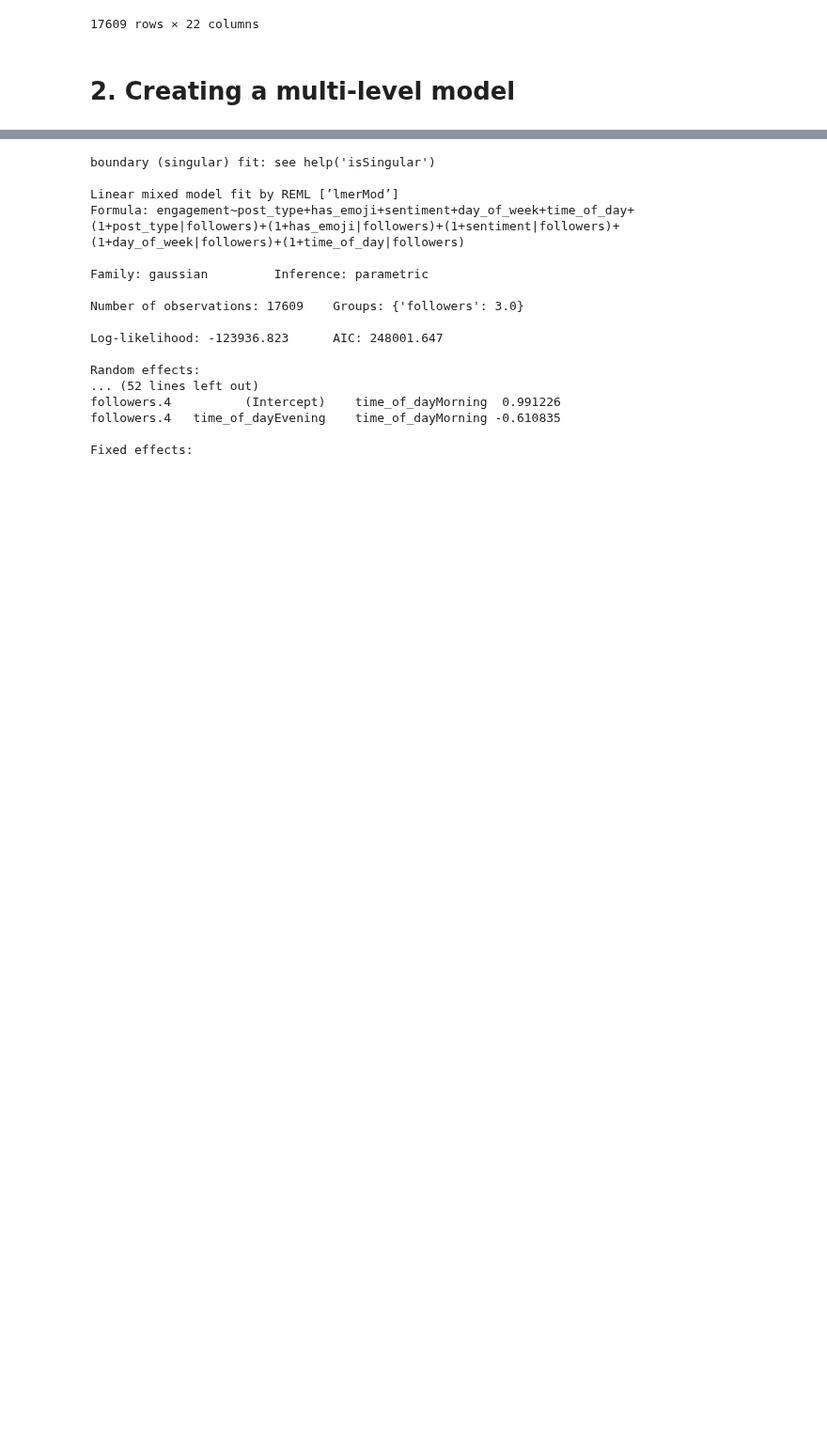
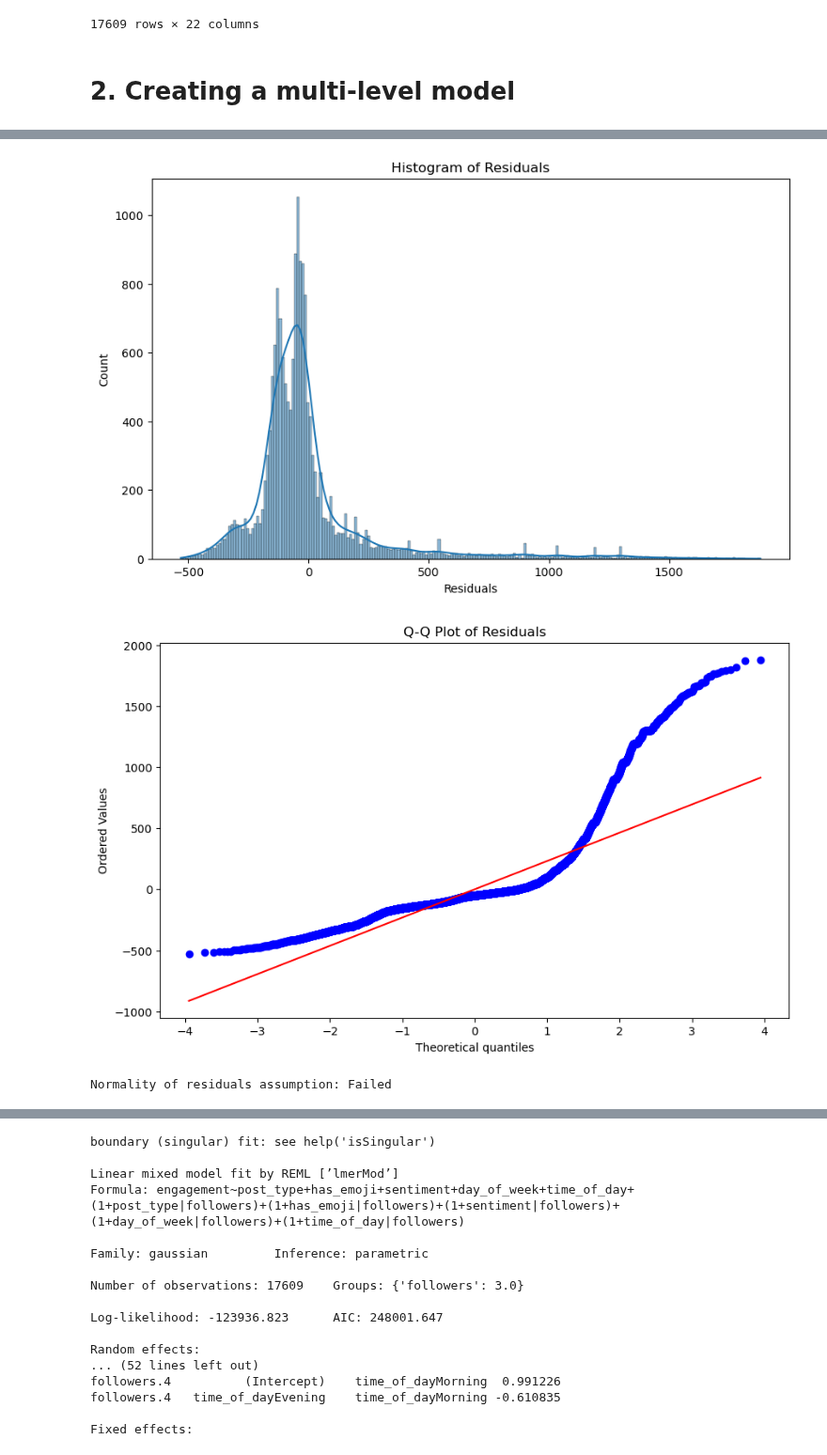
Before and after one commit to crlhbs/Group1_MarketingStrategy, a Jupyter notebook: Multi-level_Analysis.ipynb, the cells around one changed output, grey strips where cells are left out. Shown at 94% size. Saved outputs shown, nothing was run; the diff lists cells and outputs as text; code cells hidden in the pictures; blank space fills up the shorter version.

```diff
--- a/Multi-level_Analysis.ipynb
+++ b/Multi-level_Analysis.ipynb
@@ -96,0 +125,23 @@ original_df
+# %%
+### 2. Normality of Residuals Check ###
+plt.figure(figsize=(10, 6))
+sns.histplot(residuals, kde=True)
+plt.xlabel('Residuals')
+plt.title('Histogram of Residuals')
+plt.show()
+
+# Q-Q plot for residuals
+plt.figure(figsize=(10, 6))
+stats.probplot(residuals, dist="norm", plot=plt)
+plt.title('Q-Q Plot of Residuals')
+plt.show()
+
+_, p_value = stats.shapiro(residuals)
+if p_value > 0.05:  # Shapiro-Wilk test
+    print("Normality of residuals assumption: Passed")
+else:
+    print("Normality of residuals assumption: Failed")
+# %% [output]
+[figure, added]
+[figure, added]
+Normality of residuals assumption: Failed
```
Also changed, not shown: parts of 12 cells of this notebook, 2 other files.
